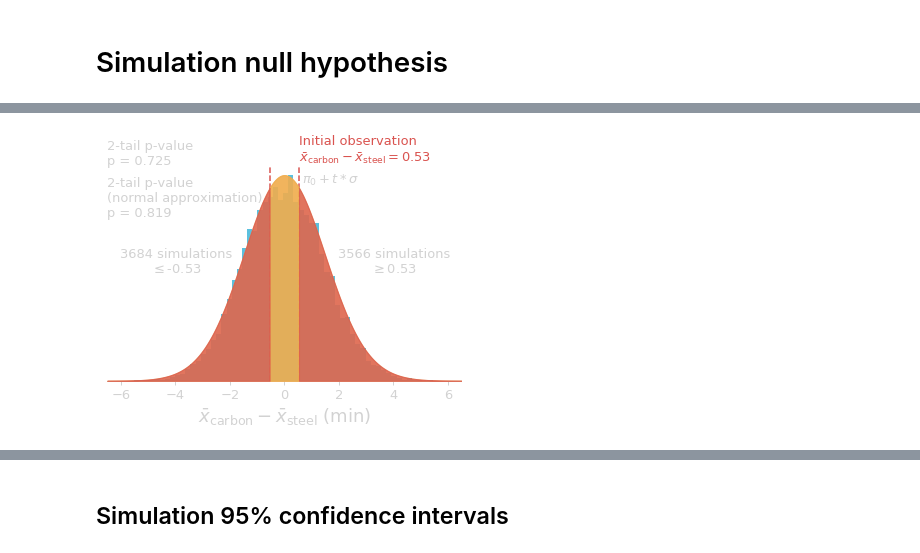
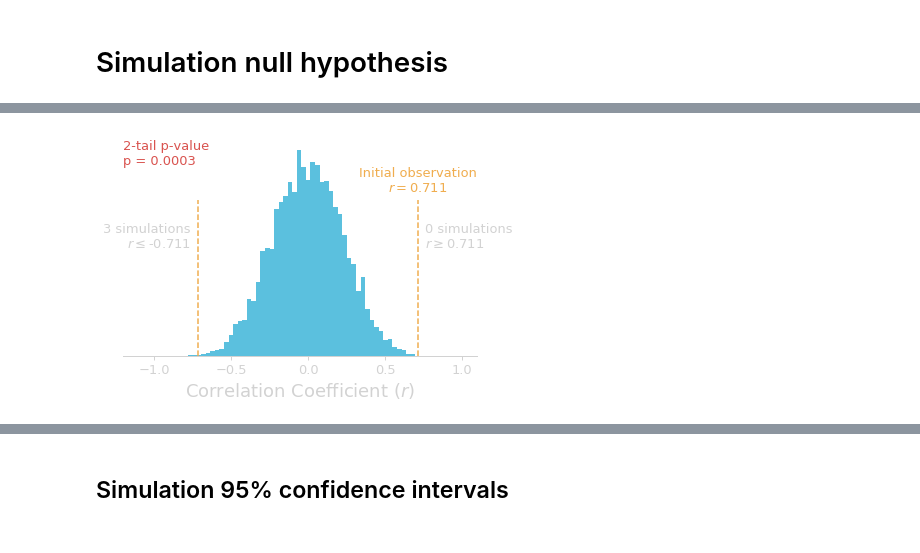
Before and after one commit to gcalmettes/stats13-slides, a Jupyter notebook: notebook-fig/figs-slides-8-correlation-regression.ipynb, the cells around one changed output, grey strips where cells are left out. Drawn from its saved outputs; the diff is of its cells as text; code cells hidden in the pictures.

Commit message:
correlation/regression notebook updated

```diff
--- a/notebook-fig/figs-slides-8-correlation-regression.ipynb
+++ b/notebook-fig/figs-slides-8-correlation-regression.ipynb
@@ -284,7 +260,7 @@ for ax in [ax5]:
     ax.axis("off")
     ax.set_ylim(ax1.get_ylim())
     ax.text(ax.get_xlim()[0]+(ax.get_xlim()[1]-ax.get_xlim()[0])*0.5, ax.get_ylim()[0]+(ax.get_ylim()[1]-ax.get_ylim()[0])*0.5,
-           "City MPG\nvs\nWeight", ha="center", va="center", size=25, color=colors["lightgray"])
+           "-- 1 --\nCity MPG\nvs\nWeight", ha="center", va="center", size=25, color=colors["lightgray"])
 for ax in [ax9]:
     ax.axis("off")
     ax.set_ylim(ax1.get_ylim())
@@ -299,7 +275,7 @@ for ax in [ax6]:
     ax.axis("off")
     ax.set_ylim(ax2.get_ylim())
     ax.text(ax.get_xlim()[0]+(ax.get_xlim()[1]-ax.get_xlim()[0])*0.5, ax.get_ylim()[0]+(ax.get_ylim()[1]-ax.get_ylim()[0])*0.5,
-           "Rear Seat Room\nvs\nMaximum Horspower", ha="center", va="center", size=25, color=colors["lightgray"])
+           "-- 3 --\nRear Seat Room\nvs\nMaximum Horsepower", ha="center", va="center", size=25, color=colors["lightgray"])
 for ax in [ax10]:
     ax.axis("off")
     ax.set_ylim(ax2.get_ylim())
@@ -314,7 +290,7 @@ for ax in [ax7]:
     ax.axis("off")
     ax.set_ylim(ax3.get_ylim())
     ax.text(ax.get_xlim()[0]+(ax.get_xlim()[1]-ax.get_xlim()[0])*0.5, ax.get_ylim()[0]+(ax.get_ylim()[1]-ax.get_ylim()[0])*0.5,
-           "Weight\nvs\nMaximum Horspower", ha="center", va="center", size=25, color=colors["lightgray"])
+           "-- 2 --\nMaximum Horsepower\nvs\nWeight", ha="center", va="center", size=25, color=colors["lightgray"])
 for ax in [ax11]:
     ax.axis("off")
     ax.set_ylim(ax3.get_ylim())
@@ -329,7 +305,7 @@ for ax in [ax8]:
     ax.axis("off")
     ax.set_ylim(ax4.get_ylim())
     ax.text(ax.get_xlim()[0]+(ax.get_xlim()[1]-ax.get_xlim()[0])*0.5, ax.get_ylim()[0]+(ax.get_ylim()[1]-ax.get_ylim()[0])*0.5,
-           "City MPG\nvs\nHighway MPG", ha="center", va="center", size=25, color=colors["lightgray"])
+           "-- 4 --\nHighway MPG\nvs\nCity MPG", ha="center", va="center", size=25, color=colors["lightgray"])
 for ax in [ax12]:
     ax.axis("off")
     ax.set_ylim(ax4.get_ylim())
@@ -511,73 +482,50 @@ plt.savefig("/Users/Gui/Box Sync/_STATS13/_Slides/_stats13-Lectures/assets/img/l
+# %%
+n_simul = 10000
+res_r = np.zeros(n_simul) #store the data
+
+x = data.height.copy().values
+y = data.footlength.copy().values
+
+original_r = np.corrcoef(x, y)[1,0]
+
+for i in range(n_simul):
+    np.random.shuffle(y)
+    res_r[i] = np.corrcoef(x, y)[1,0]
 # %%
-#Observed diff
-bike_diff_mean = data[data.Frame=="carbon"].Time.mean()-data[data.Frame=="steel"].Time.mean()
-bike_diff_mean_se = np.sqrt((data[data.Frame=="carbon"].Time.std()**2/n_bike_carbon)+(data[data.Frame=="steel"].Time.std()**2/n_bike_steel))
-
-#t distribution
-tdist_bike_diff = stats.t(df=len(data)-2, loc=0, scale=bike_diff_mean_se)
-xt_bike_diff = np.linspace(-6.5, 6.5, 1000)
-yt_bike_diff = tdist_bike_diff.pdf(xt_bike_diff)
-
 fig = plt.figure(figsize=(6,4))
 ax1 = fig.add_axes([0.1, 0.15, 0.82, 0.75])
 ax2 = ax1.twinx()
 ax3 = ax1.twinx()
-ax4 = ax1.twinx()
-ax5 = ax1.twinx()
 
 for ax in [ax1]:
-    ax.hist(res_diff_mean, bins="auto", color=colors["blue"])
+    ax.hist(res_r, bins="auto", color=colors["blue"])
     for spine in ["bottom"]:
         ax.spines[spine].set_linewidth(1)
         ax.spines[spine].set_color(colors["lightgray"])
     for spine in ["top", "right", "left"]:
         ax.spines[spine].set_visible(False)
     ax.set_yticks([])
     ax.tick_params(axis="both", width=1, size=4, color=colors["lightgray"], labelcolor=colors["lightgray"],
                    labelsize=13, pad=4)
-    ax.set_xlabel(r'$\bar{x}_{\mathrm{carbon}}-\bar{x}_{\mathrm{steel}}$ (min)', size=18, color=colors["lightgray"])
-    ax.set_xlim(xt_bike_diff.min(), xt_bike_diff.max())
+    ax.set_xlabel('Correlation Coefficient ($r$)', size=18, color=colors["lightgray"])
+    ax.set_xlim(-1.2, 1.1)
     ax.set_ylim(0)
 
 for ax in [ax2]:
     ax.set_ylim(ax1.get_ylim())
-    ax.axvline(bike_diff_mean, color=colors["red"], ls="--")
-    ax.text(bike_diff_mean, ax.get_ylim()[1]*1.01, "Initial observation\n" r"$\bar{{x}}_{{\mathrm{{carbon}}}}-\bar{{x}}_{{\mathrm{{steel}}}}={:.2f}$".format(bike_diff_mean), color=colors["red"], size=13, ha="left")
+    ax.axvline(original_r, ymax=0.72, color=colors["orange"], ls="--")
+    ax.text(original_r, ax.get_ylim()[1]*0.76, "Initial observation\n" "$r={:.3f}$".format(original_r), color=colors["orange"], size=13, ha="center")
     ax.axis("off")
 
 for ax in [ax3]:
     ax.set_ylim(ax1.get_ylim())
-    ax.axvline(0-bike_diff_mean, color=colors["red"], ls="--")
-    ax.text(bike_diff_mean+3.5, ax.get_ylim()[1]*0.5, "{:.0f} simulations\n$\geq${:.2f}".format(np.sum(res_diff_mean>=bike_diff_mean), bike_diff_mean), color=colors["lightgray"], size=13, ha="center")
-    ax.text(bike_diff_mean-4.5, ax.get_ylim()[1]*0.5, "{:.0f} simulations\n$\leq${:.2f}".format(np.sum(res_diff_mean<=0-bike_diff_mean), 0-bike_diff_mean), color=colors["lightgray"], size=13, ha="center")
-    n_extreme = np.sum(res_diff_mean<=0-bike_diff_mean)+np.sum(res_diff_mean>=bike_diff_mean)
-    ax.text(ax.get_xlim()[0], ax.get_ylim()[1]*1, "2-tail p-value\np = {:.3f}".format(n_extreme/10000), color=colors["lightgray"], size=13, ha="left")
+    ax.axvline(0-original_r, ymax=0.72, color=colors["orange"], ls="--")
+    ax.text(original_r+0.05, ax.get_ylim()[1]*0.5, "{:.0f} simulations\n$r\geq${:.3f}".format(np.sum(res_r>=original_r), original_r), color=colors["lightgray"], size=13, ha="left")
+    ax.text(0-original_r-0.05, ax.get_ylim()[1]*0.5, "{:.0f} simulations\n$r\leq${:.3f}".format(np.sum(res_r<=0-original_r), 0-original_r), color=colors["lightgray"], size=13, ha="right")
+    n_extreme = np.sum(res_r<=0-original_r)+np.sum(res_r>=original_r)
+    ax.text(ax.get_xlim()[0], ax.get_ylim()[1]*1, "2-tail p-value\np = {:.4f}".format(n_extreme/10000), color=colors["red"], size=13, ha="left", va="top")
     ax.axis("off")
 
-for ax in [ax4]:
-    lower_lim = 0-bike_diff_mean
-    upper_lim = bike_diff_mean
-    ax.fill_between(xt_bike_diff, yt_bike_diff,
-                       color=colors["orange"], alpha=0.7)
-    ax.set_ylim(0)
-    ax.axis("off")
-
-for ax in [ax5]:
-    lower_lim = 0-bike_diff_mean
-    upper_lim = bike_diff_mean
-    ax.fill_between(xt_bike_diff[(xt_bike_diff>lower_lim) & (xt_bike_diff<upper_lim)], yt_bike_diff[(xt_bike_diff>lower_lim) & (xt_bike_diff<upper_lim)],
-                       color=colors["orange"], alpha=0.7)
-    ax.fill_between(xt_bike_diff[(xt_bike_diff<=lower_lim)], yt_bike_diff[(xt_bike_diff<=lower_lim)],
-                       color=colors["red"], alpha=0.7)
-    ax.fill_between(xt_bike_diff[(xt_bike_diff>=upper_lim)], yt_bike_diff[(xt_bike_diff>=upper_lim)],
-                       color=colors["red"], alpha=0.7)
-    ax.set_ylim(0)
-    norm_pvalue_2tail = tdist_bike_diff.sf(0.53/bike_diff_mean_se)*2
-    ax.text(ax.get_xlim()[0], ax.get_ylim()[1]*0.76, "2-tail p-value\n(normal approximation)\np = {:.3f}".format(norm_pvalue_2tail), color=colors["lightgray"], size=13, ha="left")
-    ax.text(0.65, ax.get_ylim()[1]*0.91, "$\pi_0+t*\sigma$", color=colors["lightgray"], size=13, ha="left")
-    ax.axis("off")
-
-
-plt.savefig("/Users/Gui/Box Sync/_STATS13/_Slides/_stats13-Lectures/assets/img/lec/bike-commute-simulation-diff-mean-all.svg", transparent=True)
+plt.savefig("/Users/Gui/Box Sync/_STATS13/_Slides/_stats13-Lectures/assets/img/lec/correlation-simulation-nhst.svg", transparent=True)
 # %% [output]
-[figure, old version]
+[figure, new version]
```
Also changed, not shown: parts of 64 cells of this notebook.
